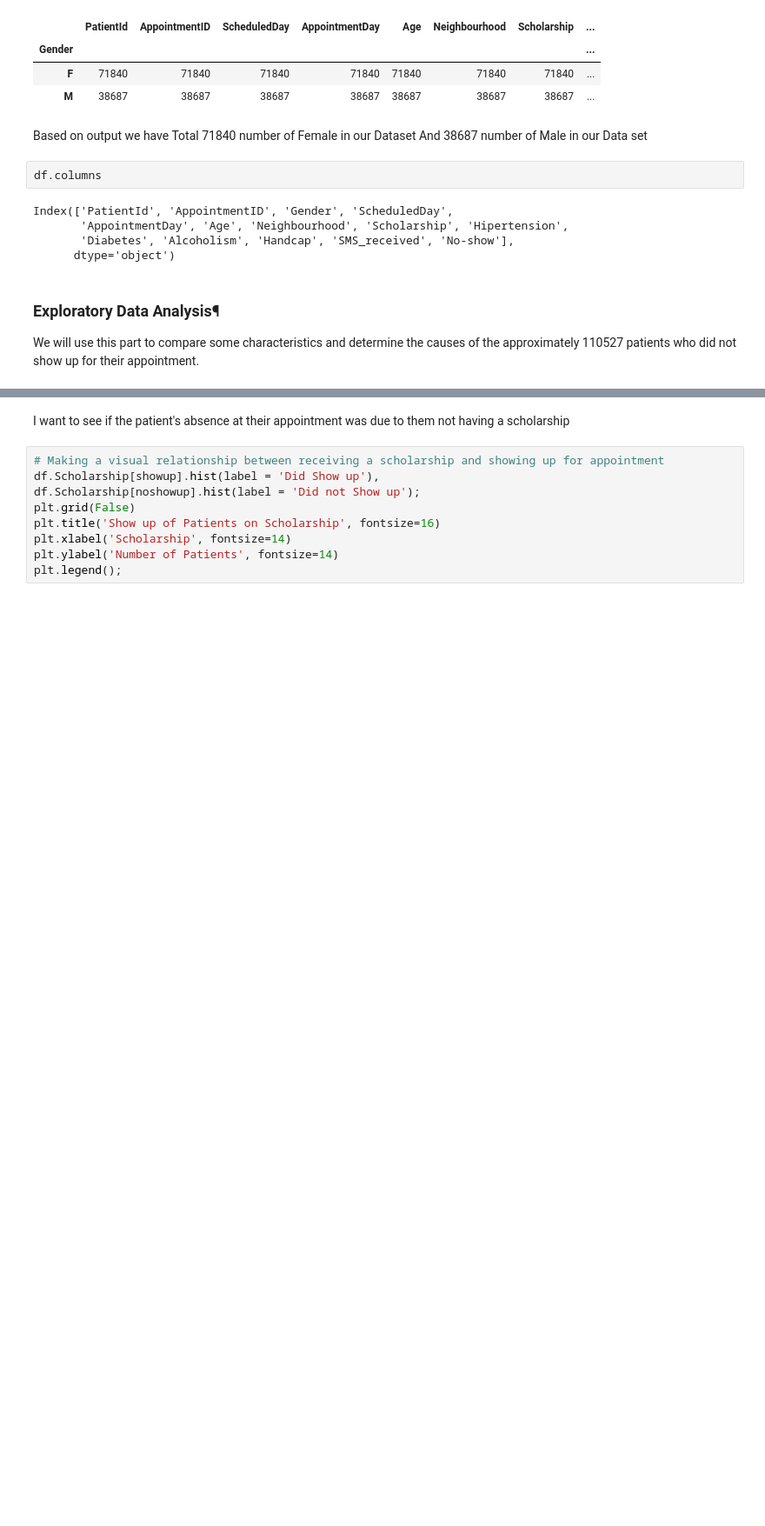
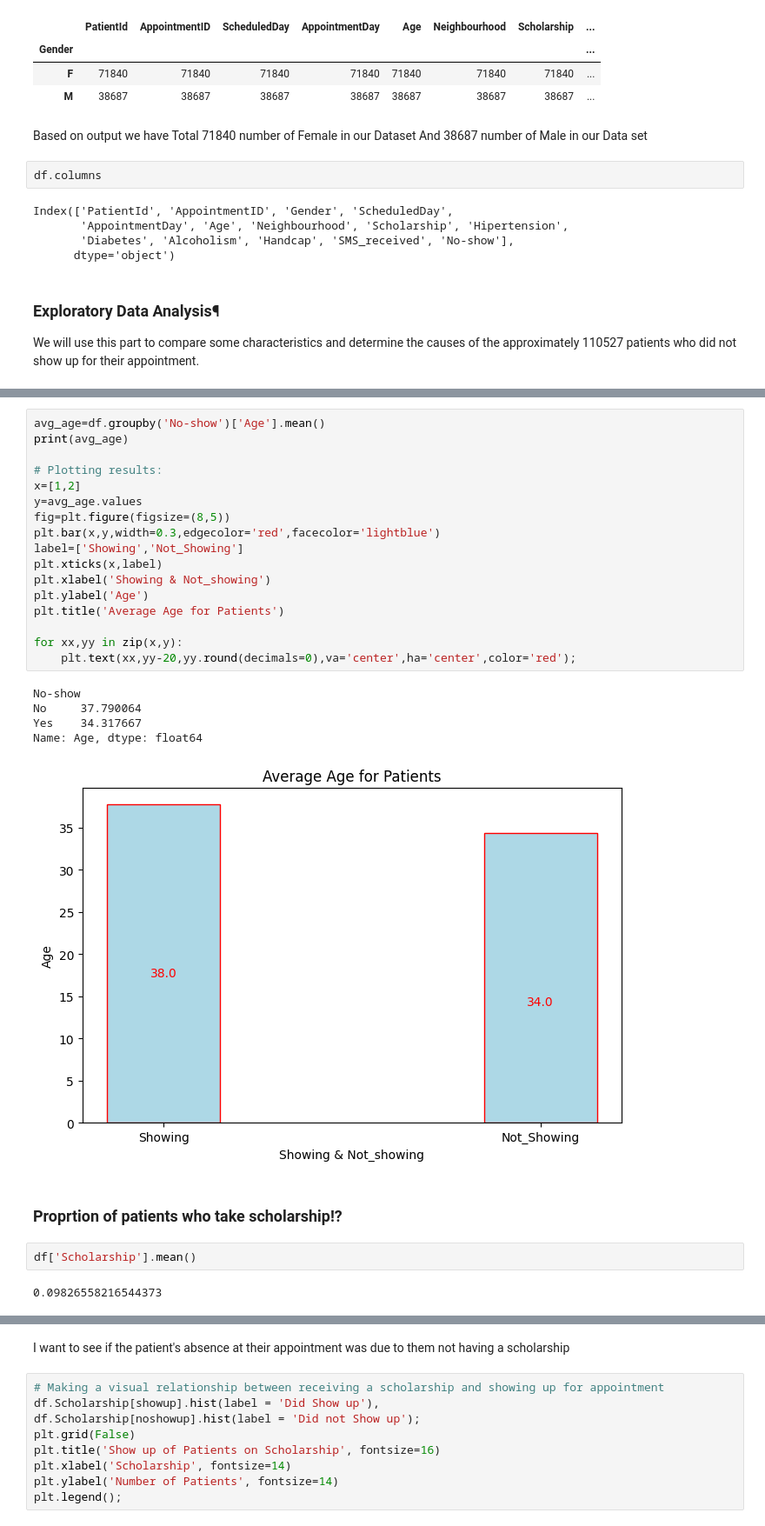
Before and after one commit to ijazkhan101/Medical-Appointment-No-Shows-EDA-Pie-charts, a Jupyter notebook: investigate a dataset.ipynb, the cells around one changed output, grey strips where cells are left out. Shown at 87% size. Saved outputs shown, nothing was run; the diff lists cells and outputs as text; blank space fills up the shorter version.

```diff
--- a/investigate a dataset.ipynb
+++ b/investigate a dataset.ipynb
@@ -173,0 +197,29 @@ df[noshowup].head()
+# %%
+avg_age=df.groupby('No-show')['Age'].mean()
+print(avg_age)
+
+# Plotting results:
+x=[1,2]
+y=avg_age.values
+fig=plt.figure(figsize=(8,5))
+plt.bar(x,y,width=0.3,edgecolor='red',facecolor='lightblue')
+label=['Showing','Not_Showing']
+plt.xticks(x,label)
+plt.xlabel('Showing & Not_showing')
+plt.ylabel('Age')
+plt.title('Average Age for Patients')
+
+for xx,yy in zip(x,y):
+    plt.text(xx,yy-20,yy.round(decimals=0),va='center',ha='center',color='red');
+# %% [output]
+No-show
+No     37.790064
+Yes    34.317667
+Name: Age, dtype: float64
+[figure, added]
+# %% [markdown]
+### Proprtion of patients who take scholarship!?
+# %%
+df['Scholarship'].mean()
+# %% [output]
+0.09826558216544373
```
Also changed, not shown: parts of 31 cells of this notebook.
